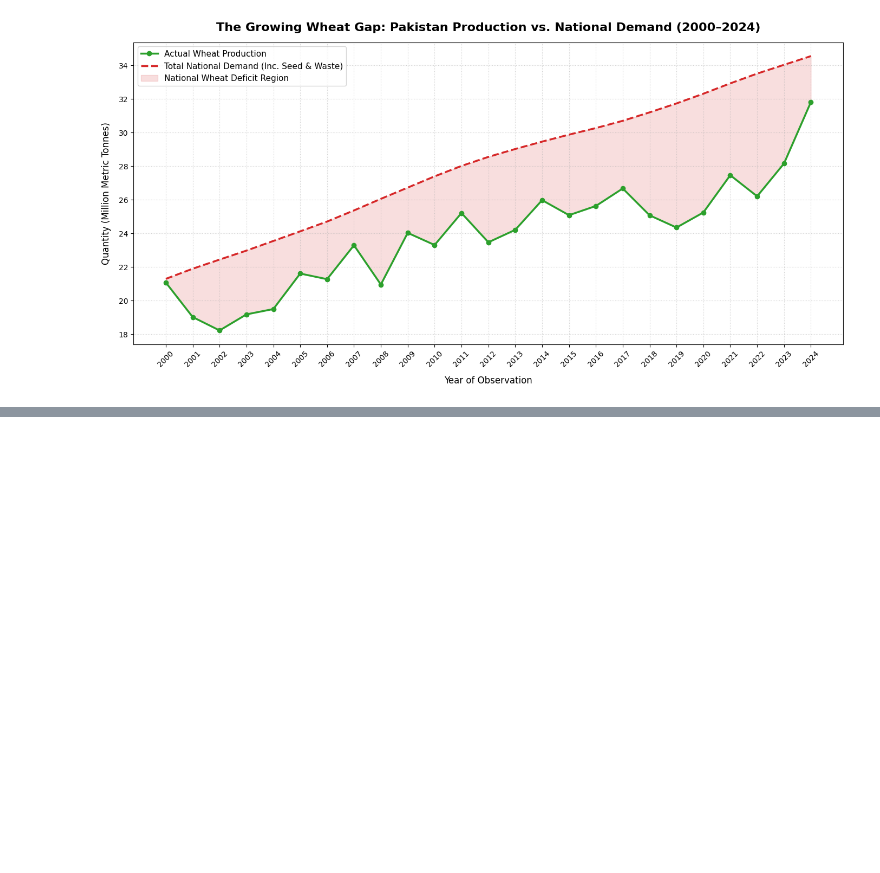
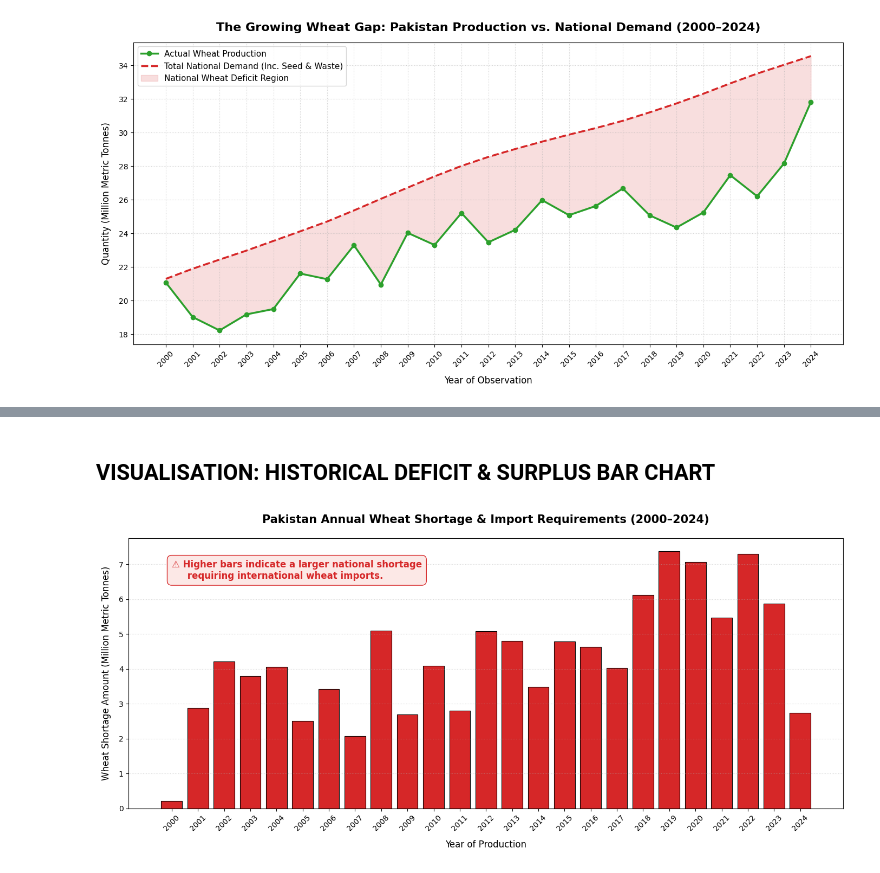
Before and after one commit to Azharaliii/Pakistan-wheat-deficit-problem-solve, a Jupyter notebook: solve-the-annual-wheat-deficit-problem-in-pakistan.ipynb, the cells around one changed output, grey strips where cells are left out. Saved outputs shown, nothing was run; the diff lists cells and outputs as text; code cells hidden in the pictures; blank space fills up the shorter version.

Commit message:
Kaggle Notebook | Analysis of wheat deficit problem in Pakistan | Version 3

```diff
--- a/solve-the-annual-wheat-deficit-problem-in-pakistan.ipynb
+++ b/solve-the-annual-wheat-deficit-problem-in-pakistan.ipynb
@@ -176,0 +225,30 @@ plt.show()
+# %% [markdown]
+## VISUALISATION: HISTORICAL DEFICIT & SURPLUS BAR CHART
+# %%
+
+plt.figure(figsize=(14, 6.5))
+
+# Convert negative deficit into positive 'Shortage Quantity' for easier reading
+# If it's a deficit (negative), we flip it to positive. If it's a surplus, it becomes 0 or negative.
+shortage_tonnes = final_df['Deficit_Surplus_tonnes'] * -1
+
+# Plotting the chart (Only showing years where there was a shortage)
+plt.bar(final_df['Year'], shortage_tonnes / 1e6, color='#d62728', edgecolor='black', linewidth=0.8)
+
+# Formatting chart layout
+plt.title('Pakistan Annual Wheat Shortage & Import Requirements (2000–2024)', fontsize=15, fontweight='bold', pad=20)
+plt.xlabel('Year of Production', fontsize=12, labelpad=10)
+plt.ylabel('Wheat Shortage Amount (Million Metric Tonnes)', fontsize=12, labelpad=10)
+plt.xticks(final_df['Year'], rotation=45)
+plt.grid(axis='y', linestyle=':', alpha=0.5)
+
+# Adding a clear non-technical explanation label
+plt.text(final_df['Year'].min(), plt.ylim()[1]*0.85,
+         '⚠️ Higher bars indicate a larger national shortage\n     requiring international wheat imports.',
+         color='#d62728', fontweight='bold', fontsize=12,
+         bbox=dict(boxstyle="round,pad=0.5", fc="#fce8e6", ec="#d62728", lw=1))
+
+plt.tight_layout()
+plt.show()
+# %% [output]
+[figure, added]
```
Also changed, not shown: parts of 6 cells of this notebook.
